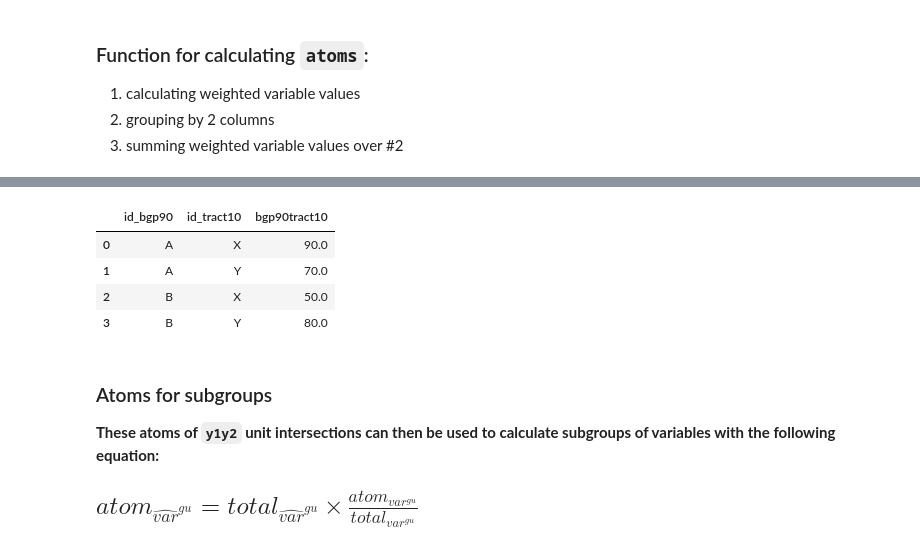
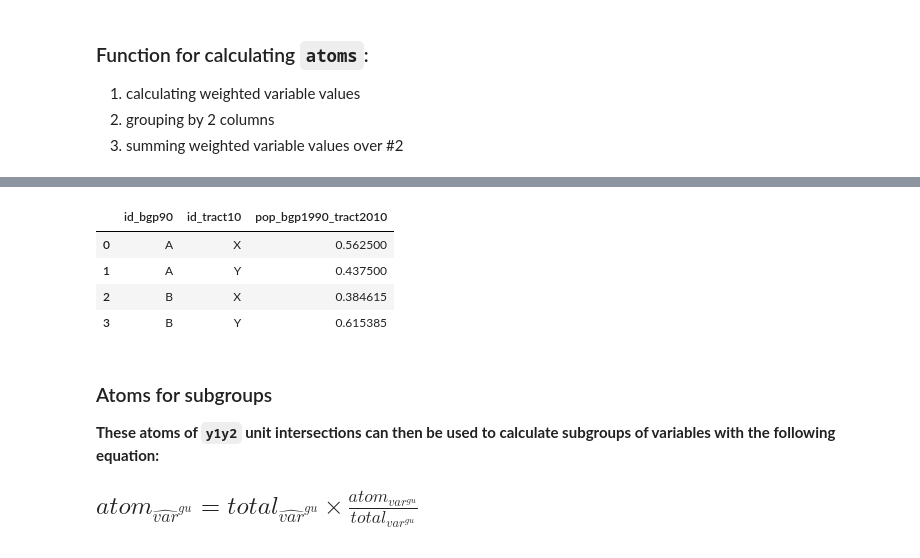
Before and after one commit to ipums/nhgisxwalk, a Jupyter notebook: notebooks/synthetic-example.ipynb, the cells around one changed output, grey strips where cells are left out. Saved outputs shown, nothing was run; the diff lists cells and outputs as text; code cells hidden in the pictures.

```diff
--- a/notebooks/synthetic-example.ipynb
+++ b/notebooks/synthetic-example.ipynb
@@ -75,0 +57,3 @@ jonathon_df
+# %%
+toy_df = nhgisxwalk.GeoCrossWalk.example_crosswalk_data()
+toy_df
@@ -101,18 +92,19 @@ def calculate_atoms(
 # %%
 atom_df = nhgisxwalk.calculate_atoms(
-    jonathon_df,
+    toy_df,
     weight="wt",
     input_var="pop_bk90",
-    sum_var="bgp90tract10",
+    sum_var="pop_bgp1990_tract2010",
+    source_id="id_bgp90",
     groupby_cols=["id_bgp90", "id_tract10"]
 )
 atom_df
 # %% [output]
-|  | id_bgp90 | id_tract10 | bgp90tract10 |
-| 0 | A | X | 90.0 |
-| 1 | A | Y | 70.0 |
-| 2 | B | X | 50.0 |
-| 3 | B | Y | 80.0 |
+|  | id_bgp90 | id_tract10 | pop_bgp1990_tract2010 |
+| 0 | A | X | 0.562500 |
+| 1 | A | Y | 0.437500 |
+| 2 | B | X | 0.384615 |
+| 3 | B | Y | 0.615385 |
 # %% [markdown]
 ### Atoms for subgroups
 
```
Also changed, not shown: parts of 12 cells of this notebook, 4 other files.
